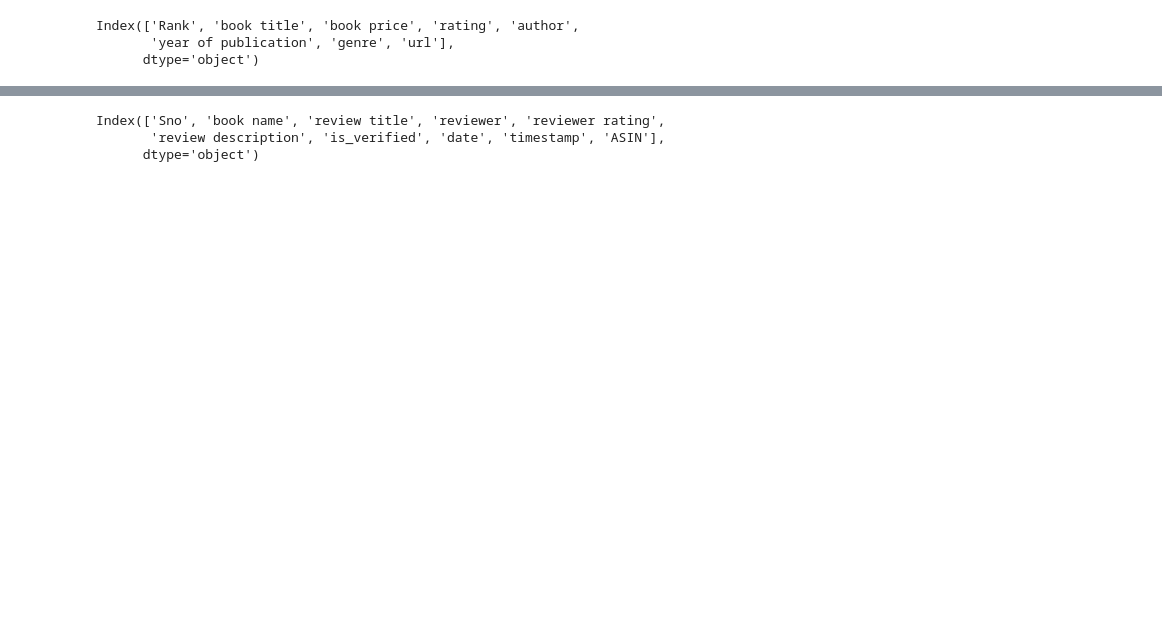
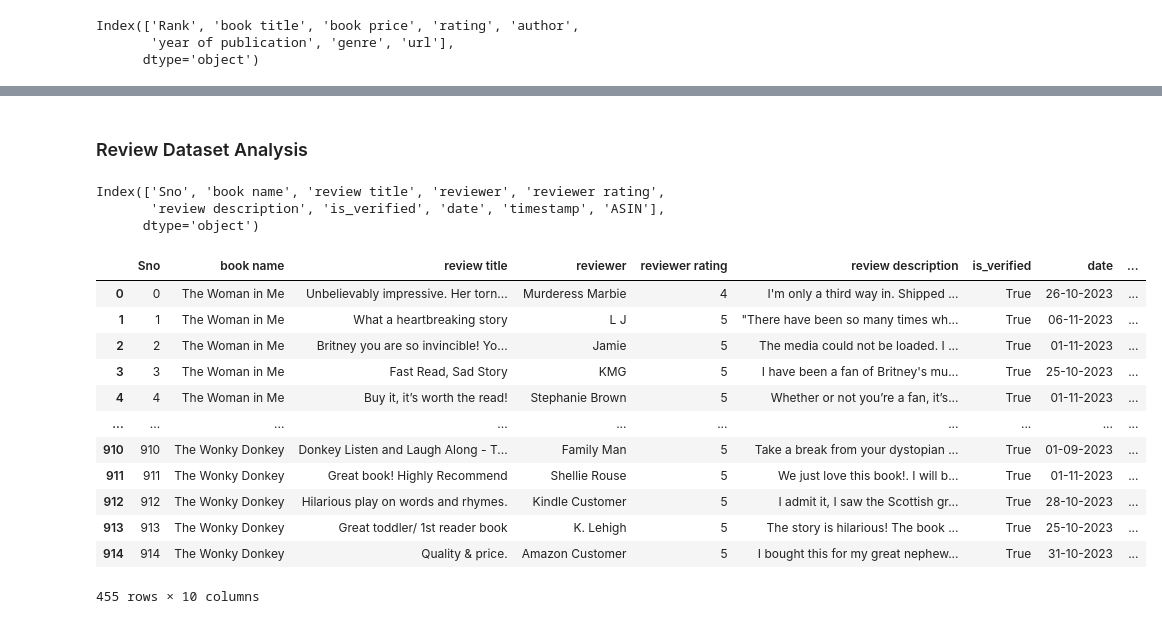
Before and after one commit to utkarshinobi/BooksSentimentAnalysis, a Jupyter notebook: Top_100_Bestseller_Book_Reviews.ipynb, the cells around one changed output, grey strips where cells are left out. Drawn from its saved outputs; the diff is of its cells as text; code cells hidden in the pictures; blank space fills up the shorter version.

```diff
--- a/Top_100_Bestseller_Book_Reviews.ipynb
+++ b/Top_100_Bestseller_Book_Reviews.ipynb
@@ -4,0 +8,3 @@ import pandas as pd
+# %%
+# Set the option to display full content
+pd.set_option('display.max_colwidth', 100)
@@ -13,3 +103,5 @@ Index(['Rank', 'book title', 'book price', 'rating', 'author',
+# %% [markdown]
+### Review Dataset Analysis
 # %%
 df = pd.read_csv('/content/drive/MyDrive/BooksDataset/customer reviews.csv')
 # %%
@@ -18,3 +110,21 @@ df.columns
 Index(['Sno', 'book name', 'review title', 'reviewer', 'reviewer rating',
        'review description', 'is_verified', 'date', 'timestamp', 'ASIN'],
       dtype='object')
+# %%
+review_counts = df.groupby('book name')
+# %%
+review_counts.head()
+# %% [output]
+|  | Sno | book name | review title | reviewer | reviewer rating | review description | is_verified | date | ... |
+| 0 | 0 | The Woman in Me | Unbelievably impressive. Her torn... | Murderess Marbie | 4 | I'm only a third way in. Shipped ... | True | 26-10-2023 | ... |
+| 1 | 1 | The Woman in Me | What a heartbreaking story | L J | 5 | "There have been so many times wh... | True | 06-11-2023 | ... |
+| 2 | 2 | The Woman in Me | Britney you are so invincible! Yo... | Jamie | 5 | The media could not be loaded. I ... | True | 01-11-2023 | ... |
+| 3 | 3 | The Woman in Me | Fast Read, Sad Story | KMG | 5 | I have been a fan of Britney's mu... | True | 25-10-2023 | ... |
+| 4 | 4 | The Woman in Me | Buy it, it’s worth the read! | Stephanie Brown | 5 | Whether or not you’re a fan, it’s... | True | 01-11-2023 | ... |
+| ... | ... | ... | ... | ... | ... | ... | ... | ... | ... |
+| 910 | 910 | The Wonky Donkey | Donkey Listen and Laugh Along - T... | Family Man | 5 | Take a break from your dystopian ... | True | 01-09-2023 | ... |
+| 911 | 911 | The Wonky Donkey | Great book! Highly Recommend | Shellie Rouse | 5 | We just love this book!. I will b... | True | 01-11-2023 | ... |
+| 912 | 912 | The Wonky Donkey | Hilarious play on words and rhymes. | Kindle Customer | 5 | I admit it, I saw the Scottish gr... | True | 28-10-2023 | ... |
+| 913 | 913 | The Wonky Donkey | Great toddler/ 1st reader book | K. Lehigh | 5 | The story is hilarious! The book ... | True | 25-10-2023 | ... |
+| 914 | 914 | The Wonky Donkey | Quality & price. | Amazon Customer | 5 | I bought this for my great nephew... | True | 31-10-2023 | ... |
+455 rows × 10 columns
```
Also changed, not shown: parts of 14 cells of this notebook.
